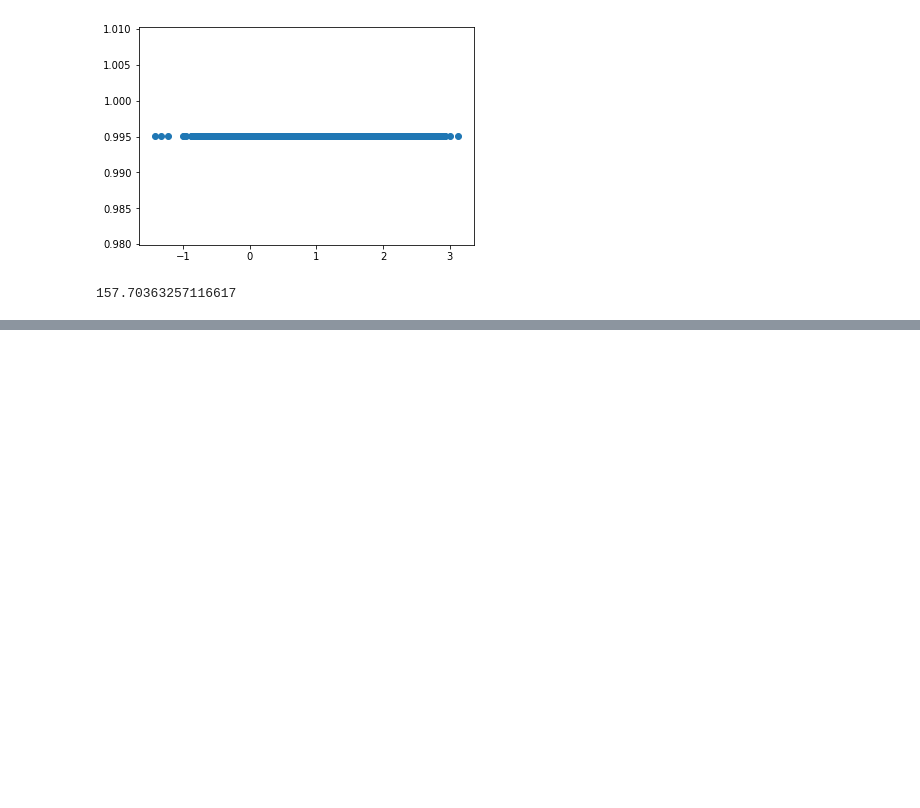
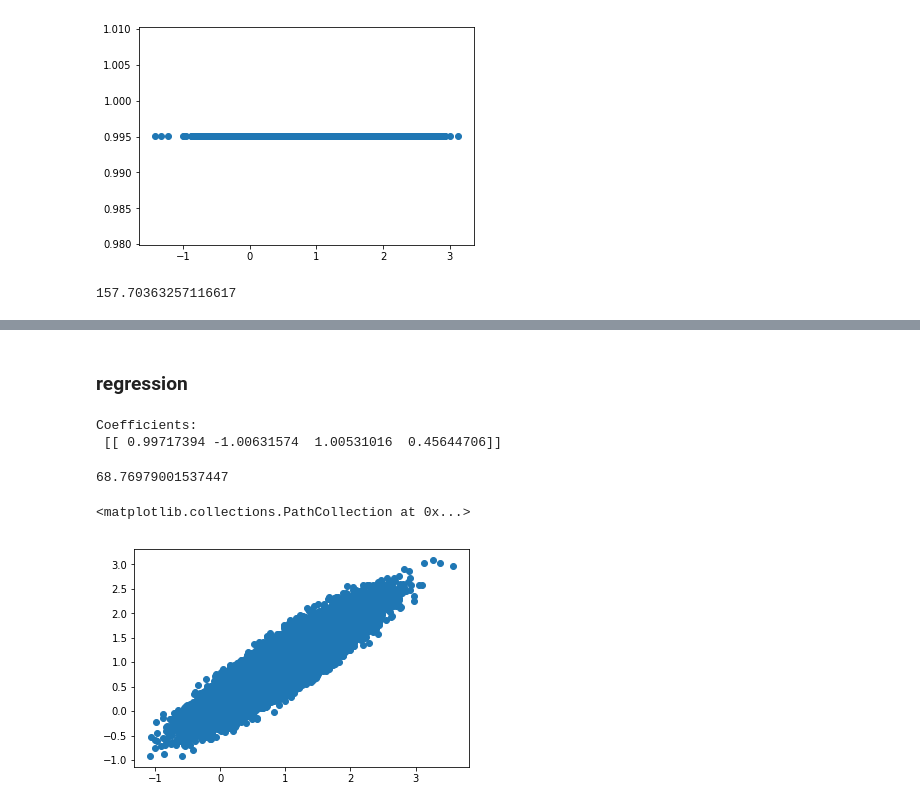
Before and after one commit to keiikegami/HeteroTreatment, a Jupyter notebook: simulation.ipynb, the cells around one changed output, grey strips where cells are left out. Cells and saved outputs as stored; diff of their text form; code cells hidden in the pictures; blank space fills up the shorter version.

```diff
--- a/simulation.ipynb
+++ b/simulation.ipynb
@@ -293,0 +305,59 @@ dist_nn2
+# %%
+# data generation
+np.random.seed(0)
+sample_size = 100000
+half_size = int(sample_size/2)
+covariance = 0.9
+
+d1 = np.ones((half_size,1))
+d0 = np.zeros((half_size,1))
+d = np.vstack((d0,d1))
+
+const = np.ones((sample_size,1))
+
+covariate = np.random.multivariate_normal(mean = [0,0], cov = [[1, covariance],[covariance, 1]], size = sample_size)
+
+z = np.reshape(covariate[:, 0], (sample_size, 1))
+w = np.reshape(covariate[:, 1], (sample_size, 1))
+
+cross = np.multiply(z, d)
+true_cross = np.multiply(w, d)
+
+x = np.hstack((np.hstack((np.hstack((const, z)), d)), cross))
+
+y = 1 + -z + d + 1/2*true_cross + np.random.normal(scale = 0.5, size = (sample_size,1))
+
+# make counter X
+d1_counter = np.zeros((half_size,1))
+d0_counter = np.ones((half_size,1))
+d_counter = np.vstack((d0_counter, d1_counter))
+cross_counter = np.multiply(z, d_counter)
+x_counter = np.hstack((np.hstack((np.hstack((const, z)), d_counter)), cross_counter))
+# %% [markdown]
+### regression
+# %%
+# regression
+regr3 = linear_model.LinearRegression(fit_intercept=False)
+regr3.fit(x, y)
+
+# The coefficients
+print('Coefficients: \n', regr3.coef_)
+# %% [output]
+Coefficients:
+ [[ 0.99717394 -1.00631574  1.00531016  0.45644706]]
+# %%
+# the estimated individual treatment effects
+estimated_ITE = [regr3.coef_[0][2] + regr3.coef_[0][3]*i[0] for i in z]
+true_ITE = [1 + 1/2*i[0] for i in w]
+# %%
+# distance
+diff = np.subtract(true_ITE, estimated_ITE)
+dist_reg = np.sqrt(np.sum([i**2 for i in diff]))
+dist_reg
+# %% [output]
+68.76979001537447
+# %%
+plt.scatter(true_ITE, estimated_ITE)
+# %% [output]
+<matplotlib.collections.PathCollection at 0x...>
+[figure, added]
```
Also changed, not shown: parts of 10 cells of this notebook.
